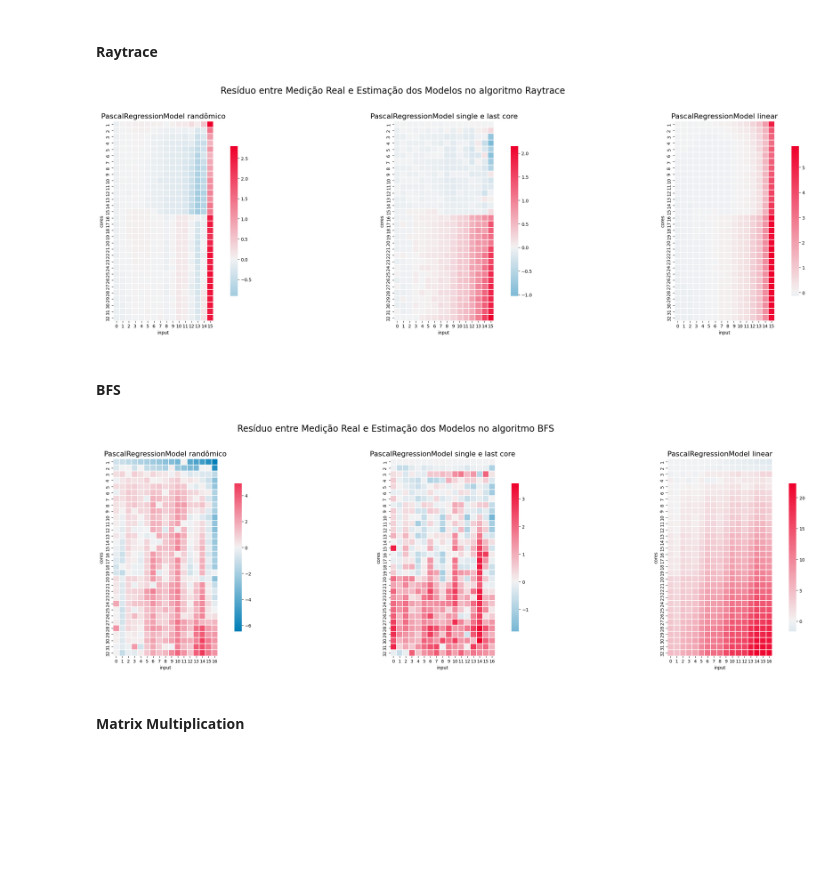
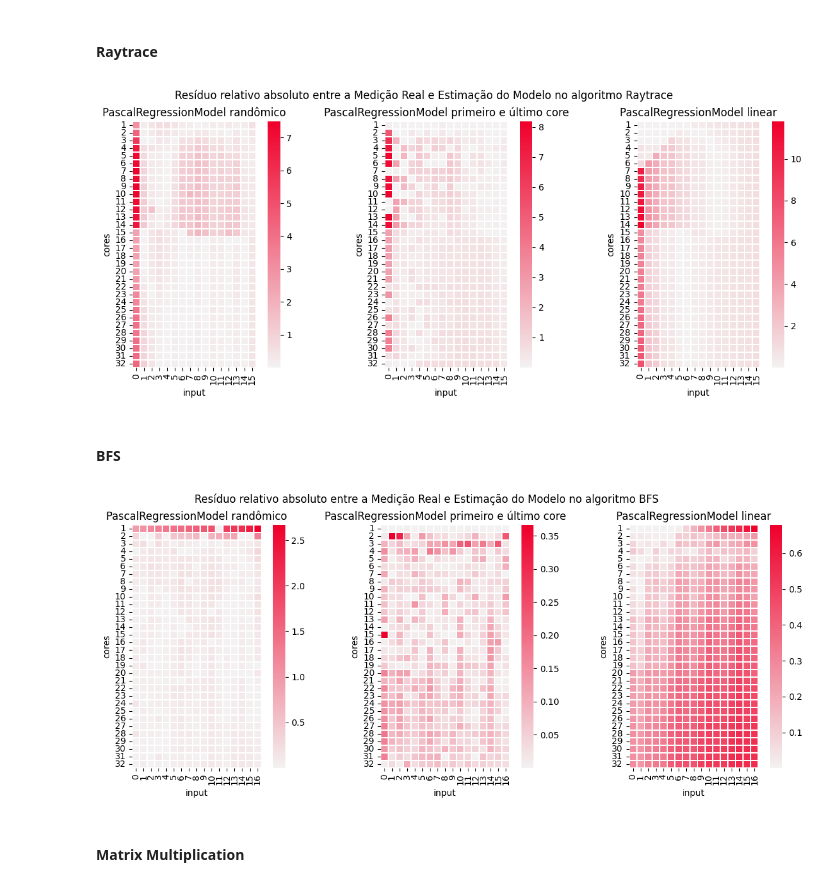
Before and after one commit to matheusslr/pascal-model-tcc, a Jupyter notebook: results_visualization.ipynb, the cells around one changed output. Saved outputs shown, nothing was run; the diff lists cells and outputs as text; code cells hidden in the pictures; blank space fills up the shorter version.

Commit message:
feat: plots dos experimentos do supercomputador

```diff
--- a/results_visualization.ipynb
+++ b/results_visualization.ipynb
@@ -51,6 +51,8 @@ def merge_real_estimated(df, df_real):
 
         merged_df = pd.merge(df_real_aux, df_aux_grouped, on=['cores', 'input'], suffixes=('_real', '_random'))
         merged_df['exec_time_diff'] = merged_df['exec_time_real'] - merged_df['exec_time_random']
+        merged_df['erro_relativo'] = merged_df['exec_time_diff'] / merged_df['exec_time_real']
+        merged_df['erro_relativo_absoluto'] = abs(merged_df['exec_time_diff']) / abs(merged_df['exec_time_real'])
 
         merged_df_final = pd.concat([merged_df_final, merged_df])
 
@@ -104,15 +106,15 @@ df_model_single_last['exec_time'] = df_model_single_last['data'].apply(lambda x:
 # %%
 merged_random_model = merge_real_estimated(df_model_random, df_real)
 random_raytrace = merged_random_model[merged_random_model['algorithm'] == 'raytrace']
-pivot_random_raytrace = random_raytrace.pivot(index='cores', columns='input', values='exec_time_diff')
+pivot_random_raytrace = random_raytrace.pivot(index='cores', columns='input', values='erro_relativo_absoluto')
 
 merged_single_last_model = merge_real_estimated(df_model_single_last, df_real)
 single_last_raytrace = merged_single_last_model[merged_single_last_model['algorithm'] == 'raytrace']
-pivot_single_last_raytrace = single_last_raytrace.pivot(index='cores', columns='input', values='exec_time_diff')
+pivot_single_last_raytrace = single_last_raytrace.pivot(index='cores', columns='input', values='erro_relativo_absoluto')
 
 merged_liner_model = merge_real_estimated(df_model, df_real)
 linear_raytrace = merged_liner_model[merged_liner_model['algorithm'] == 'raytrace']
-pivot_linear_raytrace = linear_raytrace.pivot(index='cores', columns='input', values='exec_time_diff')
+pivot_linear_raytrace = linear_raytrace.pivot(index='cores', columns='input', values='erro_relativo_absoluto')
 # %%
 cmap = sns.diverging_palette(
     h_neg=240,
@@ -121,7 +123,7 @@ cmap = sns.diverging_palette(
     as_cmap=True,
 )
 
-fig, axes = plt.subplots(1, 3, figsize=(28, 8))
+fig, axes = plt.subplots(1, 3, figsize=(15, 5), gridspec_kw={'wspace': 0.05})
 
 sns.heatmap(
     pivot_random_raytrace,
@@ -133,13 +135,13 @@ sns.heatmap(
     linewidths=0.01,
     # annot=True,
     fmt='.2f',
-    annot_kws={"size": 12},
-    cbar_kws={"shrink": 0.75},
+    # annot_kws={"size": 12},
+    # cbar_kws={"shrink": 0.75},
     xticklabels=True,
     yticklabels=True,
     ax=axes[0]
 )
-axes[0].set_title('PascalRegressionModel randômico', fontsize=16)
+axes[0].set_title('PascalRegressionModel randômico')
 
 sns.heatmap(
     pivot_single_last_raytrace,
@@ -149,41 +151,42 @@ sns.heatmap(
     # vmax=1,
     square=True,
     linewidths=0.01,
     # annot=True,
     fmt='.2f',
-    annot_kws={"size": 12},
-    cbar_kws={"shrink": 0.75},
+    # annot_kws={"size": 12},
+    # cbar_kws={"shrink": 0.75},
     xticklabels=True,
     yticklabels=True,
     ax=axes[1]
 )
-axes[1].set_title('PascalRegressionModel single e last core', fontsize=16)
+axes[1].set_title('PascalRegressionModel primeiro e último core')
 
 
 sns.heatmap(
     pivot_linear_raytrace,
     cmap=cmap,
     center=0,
     # vmin=-1,
     # vmax=1,
     square=True,
     linewidths=0.01,
     # annot=True,
     fmt='.2f',
-    annot_kws={"size": 12},
-    cbar_kws={"shrink": 0.75},
+    # annot_kws={"size": 12},
+    # cbar_kws={"shrink": 0.75},
     xticklabels=True,
     yticklabels=True,
     ax=axes[2]
 )
-axes[2].set_title('PascalRegressionModel linear', fontsize=16)
+axes[2].set_title('PascalRegressionModel linear')
 
-plt.suptitle('Resíduo entre Medição Real e Estimação dos Modelos no algoritmo Raytrace', fontsize=20)
+plt.suptitle('Resíduo relativo absoluto entre a Medição Real e Estimação do Modelo no algoritmo Raytrace')
 
 plt.tight_layout(rect=[0, 0, 1, 0.95])
+plt.savefig('raytrace_residue.eps', format='eps')
 plt.show()
 # %% [output]
-[figure, old version]
+[figure, new version]
 # %% [markdown]
 #### BFS
 # %%
@@ -205,7 +208,7 @@ cmap = sns.diverging_palette(
     as_cmap=True,
 )
 
-fig, axes = plt.subplots(1, 3, figsize=(28, 8))
+fig, axes = plt.subplots(1, 3, figsize=(15, 5), gridspec_kw={'wspace': 0.05})
 
 sns.heatmap(
     pivot_random_bfs,
@@ -217,13 +220,13 @@ sns.heatmap(
     linewidths=0.01,
     # annot=True,
     fmt='.2f',
-    annot_kws={"size": 12},
-    cbar_kws={"shrink": 0.75},
+    # annot_kws={"size": 12},
+    # cbar_kws={"shrink": 0.75},
     xticklabels=True,
     yticklabels=True,
     ax=axes[0]
 )
-axes[0].set_title('PascalRegressionModel randômico', fontsize=16)
+axes[0].set_title('PascalRegressionModel randômico')
 
 sns.heatmap(
     pivot_single_last_bfs,
@@ -235,13 +238,13 @@ sns.heatmap(
     linewidths=0.01,
     # annot=True,
     fmt='.2f',
-    annot_kws={"size": 12},
-    cbar_kws={"shrink": 0.75},
+    # annot_kws={"size": 12},
+    # cbar_kws={"shrink": 0.75},
     xticklabels=True,
     yticklabels=True,
     ax=axes[1]
 )
-axes[1].set_title('PascalRegressionModel single e last core', fontsize=16)
+axes[1].set_title('PascalRegressionModel primeiro e último core')
 
 
 sns.heatmap(
@@ -254,20 +257,21 @@ sns.heatmap(
     linewidths=0.01,
     # annot=True,
     fmt='.2f',
-    annot_kws={"size": 12},
-    cbar_kws={"shrink": 0.75},
+    # annot_kws={"size": 12},
+    # cbar_kws={"shrink": 0.75},
     xticklabels=True,
     yticklabels=True,
     ax=axes[2]
 )
-axes[2].set_title('PascalRegressionModel linear', fontsize=16)
+axes[2].set_title('PascalRegressionModel linear')
 
-plt.suptitle('Resíduo entre Medição Real e Estimação dos Modelos no algoritmo BFS', fontsize=20)
+plt.suptitle('Resíduo relativo absoluto entre a Medição Real e Estimação do Modelo no algoritmo BFS')
 
 plt.tight_layout(rect=[0, 0, 1, 0.95])
+plt.savefig('bfs_residue.eps', format='eps')
 plt.show()
 # %% [output]
-[figure, old version]
+[figure, new version]
 # %% [markdown]
 #### Matrix Multiplication
 # %%
```
Also changed, not shown: parts of 4 cells of this notebook, 4 other files.
